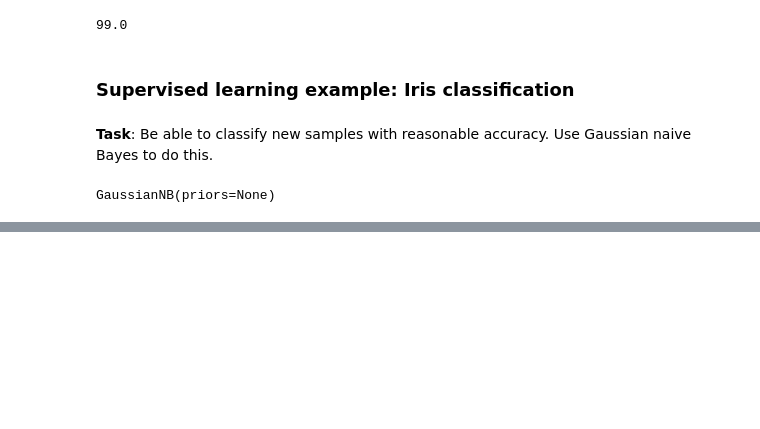
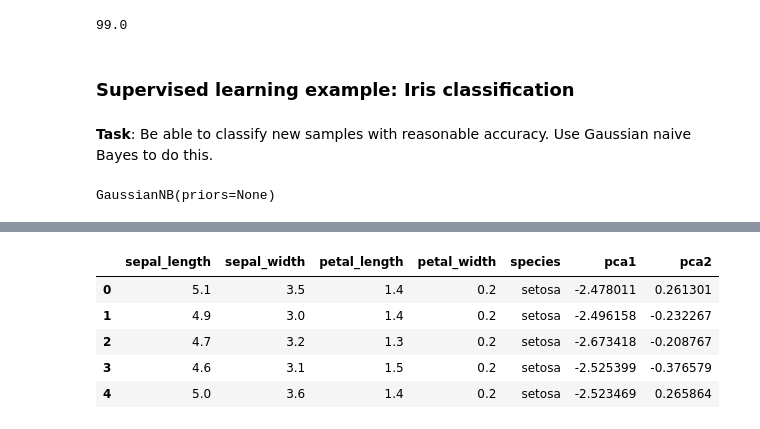
Before and after one commit to loftusa/General-Projects-And-Scripts, a Jupyter notebook: Learning/Book - Data Science Handbook/Scikit-learn/1 - Introducing-Scikit-learn.ipynb, the cells around one changed output, grey strips where cells are left out. Cells and saved outputs as stored; diff of their text form; code cells hidden in the pictures; blank space fills up the shorter version.

```diff
--- a/Learning/Book - Data Science Handbook/Scikit-learn/1 - Introducing-Scikit-learn.ipynb
+++ b/Learning/Book - Data Science Handbook/Scikit-learn/1 - Introducing-Scikit-learn.ipynb
@@ -147,0 +181,9 @@ sum(results) / len(results)
+# %%
+iris.head()
+# %% [output]
+|  | sepal_length | sepal_width | petal_length | petal_width | species | pca1 | pca2 |
+| 0 | 5.1 | 3.5 | 1.4 | 0.2 | setosa | -2.478011 | 0.261301 |
+| 1 | 4.9 | 3.0 | 1.4 | 0.2 | setosa | -2.496158 | -0.232267 |
+| 2 | 4.7 | 3.2 | 1.3 | 0.2 | setosa | -2.673418 | -0.208767 |
+| 3 | 4.6 | 3.1 | 1.5 | 0.2 | setosa | -2.525399 | -0.376579 |
+| 4 | 5.0 | 3.6 | 1.4 | 0.2 | setosa | -2.523469 | 0.265864 |
```
Also changed, not shown: parts of 28 cells of this notebook, 4 other files.
